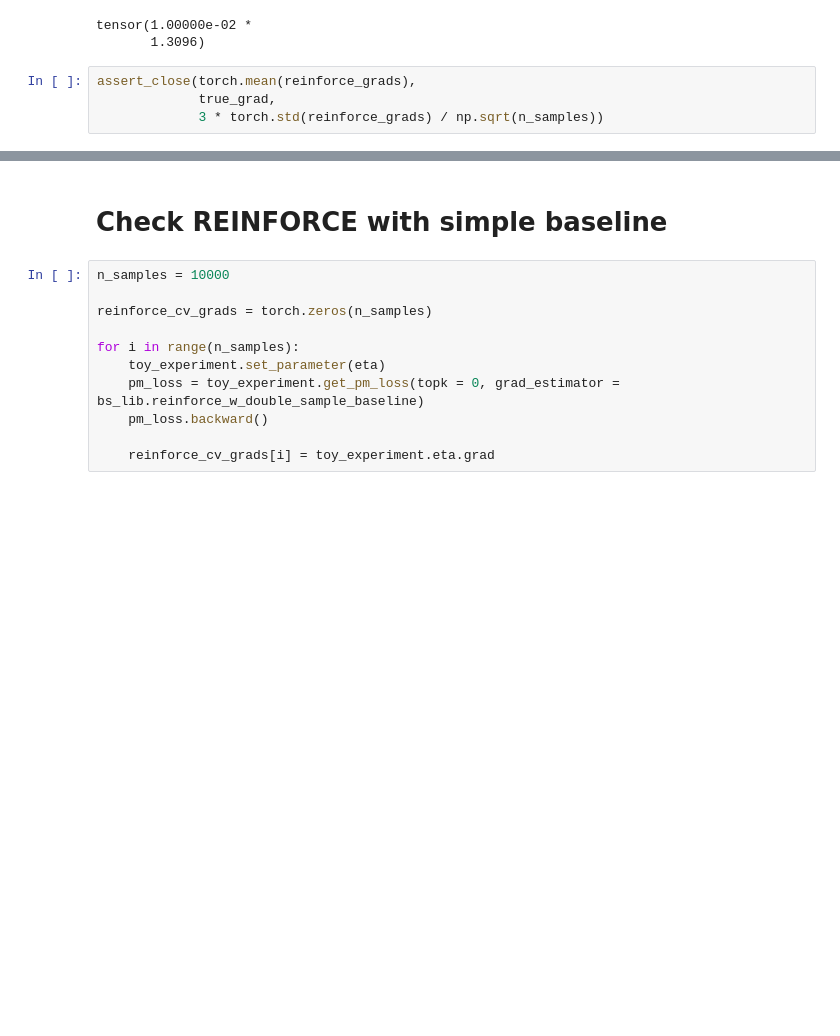
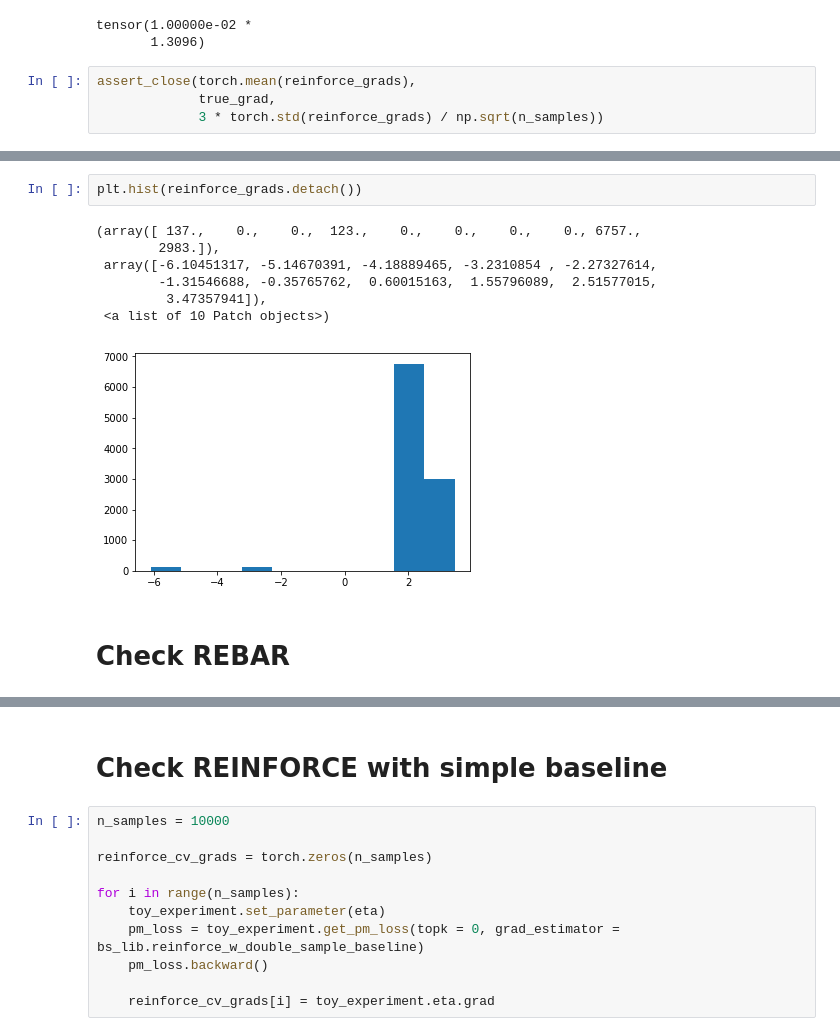
Before and after one commit to Runjing-Liu120/RaoBlackwellizedSGD, a Jupyter notebook: rb_utils/test_rb_utils.ipynb, the cells around one changed output, grey strips where cells are left out. Saved outputs shown, nothing was run; the diff lists cells and outputs as text; blank space fills up the shorter version.

```diff
--- a/rb_utils/test_rb_utils.ipynb
+++ b/rb_utils/test_rb_utils.ipynb
@@ -96,0 +115,12 @@ assert_close(torch.mean(reinforce_grads),
+# %%
+plt.hist(reinforce_grads.detach())
+# %% [output]
+(array([ 137.,    0.,    0.,  123.,    0.,    0.,    0.,    0., 6757.,
+        2983.]),
+ array([-6.10451317, -5.14670391, -4.18889465, -3.2310854 , -2.27327614,
+        -1.31546688, -0.35765762,  0.60015163,  1.55796089,  2.51577015,
+         3.47357941]),
+ <a list of 10 Patch objects>)
+[figure, added]
+# %% [markdown]
+# Check REBAR
```
Also changed, not shown: parts of 12 cells of this notebook, 2 other files.
